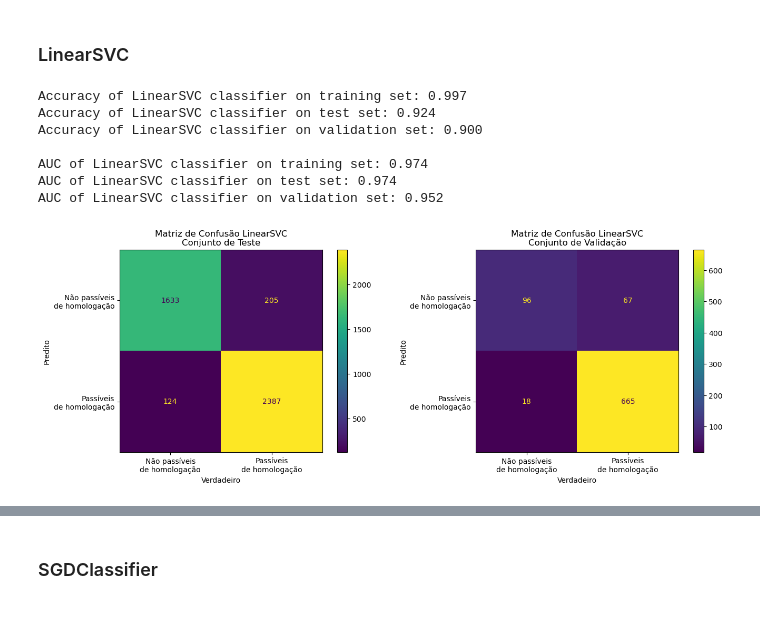
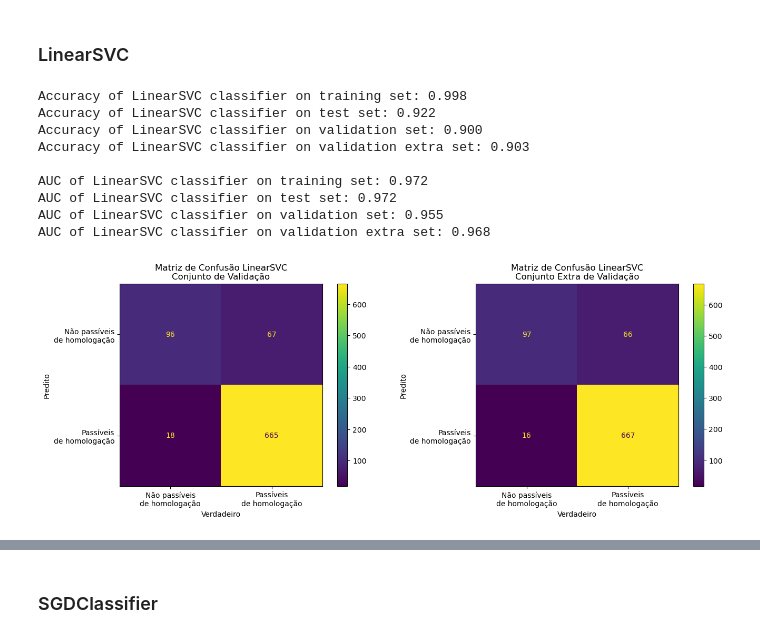
Before and after one commit to InovaFiscaliza/dados-pacp, a Jupyter notebook: notebooks/33_gs_model_selection_top_classifier_final_evaluation.ipynb, the cells around one changed output, grey strips where cells are left out. Saved outputs shown, nothing was run; the diff lists cells and outputs as text; code cells hidden in the pictures.

Commit message:
Best model selection finished

```diff
--- a/notebooks/33_gs_model_selection_top_classifier_final_evaluation.ipynb
+++ b/notebooks/33_gs_model_selection_top_classifier_final_evaluation.ipynb
@@ -190,21 +289,23 @@ def save_best_estimator():
 # %% [markdown]
 # Carga e prepação dos dados
 # %%
-df_anuncios = pd.read_parquet(FILE_ANUNCIOS_ROTULADOS)
+df_anuncios = pd.read_parquet(FILE_ANUNCIOS_ROTULADOS_CATEGORIA)
+df_anuncios = df_anuncios[df_anuncios['passivel_homologacao']<2]
 df_mercado = load_file_mercado()
 
 # reduzir a base de dados para construir o notebook
 # df_marketplaces = df_marketplaces.sample(10)
 
 # conjunto de dados
-docs_marketplaces = df_marketplaces[df_marketplaces['passivel_homologacao']<2]['titulo'].values
-targets_marketplaces = df_marketplaces[df_marketplaces['passivel_homologacao']<2]['passivel_homologacao'].values
+docs = df_anuncios['titulo'].values
+targets = df_anuncios[df_anuncios['passivel_homologacao']<2]['passivel_homologacao'].values
 
 # Split data to keep experiment results comparable
 X_train, X_test, y_train, y_test = train_test_split(
-    docs_marketplaces, targets_marketplaces,
+    docs, targets,
     test_size=0.25,
     random_state=724
 )
 
 X_valid, y_valid = df_mercado['titulo'].values, df_mercado['passivel_homologacao'].values
+X_valid_tipo = df_mercado[['titulo','tipo_produto']].apply(lambda row: ' '.join(row),axis=1).values
@@ -232,3 +318,8 @@ df_marketplaces
 models = []
+# %%
+# vetorizador: não se altera entre os modelos
+# stop words
+stop_words = stopwords.words('portuguese')
+stop_words.extend(stopwords.words('english'))
 # %% [markdown]
 ### LogisticRegression
@@ -261,0 +326,16 @@ Wall time: 3.1 s
+# %%
+%%time
+
+vectorizer_logistic = TfidfVectorizer(
+    stop_words=stop_words,
+    strip_accents = 'unicode',
+    ngram_range = (1,2)
+)
+clf_logistic = LogisticRegression(C=10)
+model_logistic = Pipeline(steps = [('vectorizer',vectorizer_logistic),('clf',clf_logistic)])
+
+with warnings.catch_warnings():
+    warnings.simplefilter("ignore")
+    model_logistic.fit(X_train,y_train)
+
+models.append(plot_model_performance(model_logistic,'Experimento atual'))
@@ -263,26 +356,28 @@ Wall time: 3.1 s
 ### LinearSVC
 # %%
 %%time
-vectorizer = TfidfVectorizer(
+
+vectorizer_linearsvc = TfidfVectorizer(
+    stop_words=stop_words,
     strip_accents = 'unicode',
     ngram_range = (1,2)
 )
-
-clf = LinearSVC()
-
-pipe = Pipeline(steps = [('vectorizer',vectorizer),('clf',clf)])
+clf_linearsvc = LinearSVC()
+model_linearsvc = Pipeline(steps = [('vectorizer',vectorizer_linearsvc),('clf',clf_linearsvc)])
 
 with warnings.catch_warnings():
     warnings.simplefilter("ignore")
-    pipe.fit(X_train,y_train)
+    model_linearsvc.fit(X_train,y_train)
 
-models.append(plot_model_performance())
+models.append(plot_model_performance(model_linearsvc,'Experimento atual'))
 # %% [output]
-Accuracy of LinearSVC classifier on training set: 0.997
-Accuracy of LinearSVC classifier on test set: 0.924
+Accuracy of LinearSVC classifier on training set: 0.998
+Accuracy of LinearSVC classifier on test set: 0.922
 Accuracy of LinearSVC classifier on validation set: 0.900
+Accuracy of LinearSVC classifier on validation extra set: 0.903
 
-AUC of LinearSVC classifier on training set: 0.974
-AUC of LinearSVC classifier on test set: 0.974
-AUC of LinearSVC classifier on validation set: 0.952
+AUC of LinearSVC classifier on training set: 0.972
+AUC of LinearSVC classifier on test set: 0.972
+AUC of LinearSVC classifier on validation set: 0.955
+AUC of LinearSVC classifier on validation extra set: 0.968
-[figure, old version]
+[figure, new version]
```
Also changed, not shown: parts of 18 cells of this notebook.
